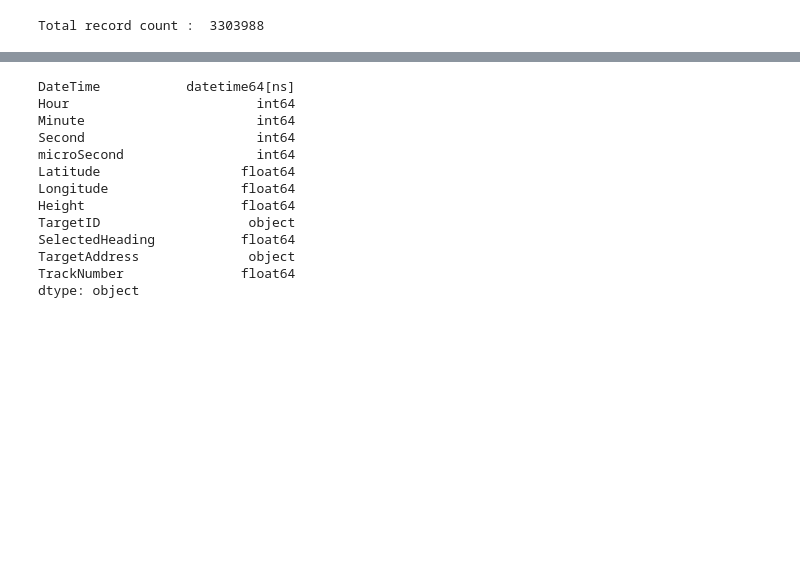
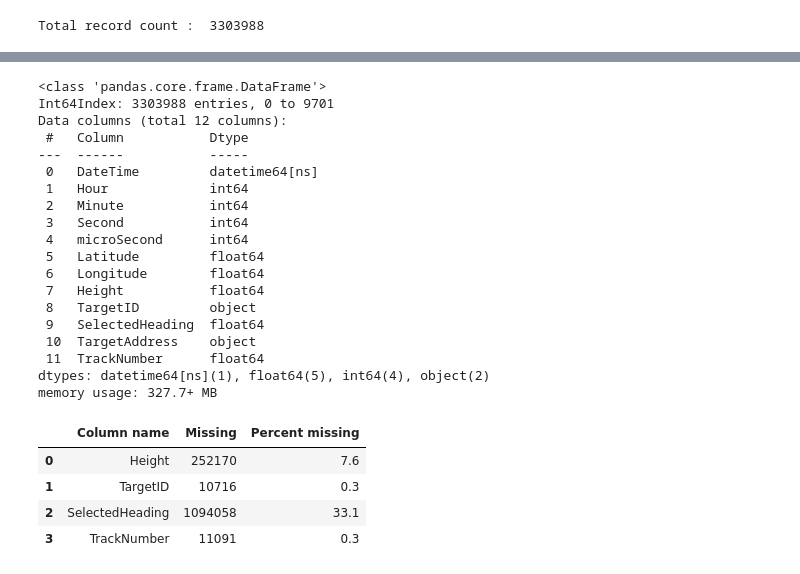
Before and after one commit to DAEN690-S22-OA/OceanicAirspaceProject, a Jupyter notebook: DataExploration.ipynb, the cells around one changed output, grey strips where cells are left out. Drawn from its saved outputs; the diff is of its cells as text; code cells hidden in the pictures; blank space fills up the shorter version.

```diff
--- a/DataExploration.ipynb
+++ b/DataExploration.ipynb
@@ -74,13 +78,16 @@ airspaceData_df.head()
 | 2 | 2021-12-24T12:36:02.773Z | 37.307144 | -139.574170 | 35675.0 | ASA899 | NaN | A7B779 | 1024.0 |
 | 3 | 2021-12-24T04:13:17.836Z | 21.496660 | -146.918742 | 37300.0 | HAL50 | NaN | A48E9E | 1024.0 |
 | 4 | 2021-12-24T23:59:59.984Z | 25.936523 | -149.628348 | 38775.0 | SWA2385 | 45.703125 | ABF949 | 1024.0 |
+# %%
+# Convert dask dataframe to pandas dataframe
+airspaceData = airspaceData_df.compute()
 # %%
 # Remove unnescessary characters
 char = ['T','Z']
 for x in char:
-    airspaceData_df["DateTime"] = airspaceData_df["DateTime"].str.replace( x ," ")
+    airspaceData["DateTime"] = airspaceData["DateTime"].str.replace( x ," ")
 
 # Formatted Datetime
-airspaceData_df["DateTime"] = dd.to_datetime(airspaceData_df["DateTime"], format="%Y-%m-%d %H:%M:%S")
+airspaceData["DateTime"] = pd.to_datetime(airspaceData["DateTime"], format="%Y-%m-%d %H:%M:%S")
 # %%
 # Create 4 new columns for Hour, Minute, Second and Microsecond
@@ -104,19 +111,45 @@ airspaceData_df.head()
 | 3 | 2021-12-24 04:13:17.836 | 4 | 13 | 17 | 836000 | 21.496660 | -146.918742 | 37300.0 | HAL50 | ... |
 | 4 | 2021-12-24 23:59:59.984 | 23 | 59 | 59 | 984000 | 25.936523 | -149.628348 | 38775.0 | SWA2385 | ... |
 # %%
-# Show data types
-airspaceData_df.dtypes
+# Show data information
+airspaceData.info()
 # %% [output]
-DateTime           datetime64[ns]
-Hour                        int64
-Minute                      int64
-Second                      int64
-microSecond                 int64
-Latitude                  float64
-Longitude                 float64
-Height                    float64
-TargetID                   object
-SelectedHeading           float64
-TargetAddress              object
-TrackNumber               float64
-dtype: object
+<class 'pandas.core.frame.DataFrame'>
+Int64Index: 3303988 entries, 0 to 9701
+Data columns (total 12 columns):
+ #   Column           Dtype
+---  ------           -----
+ 0   DateTime         datetime64[ns]
+ 1   Hour             int64
+ 2   Minute           int64
+ 3   Second           int64
+ 4   microSecond      int64
+ 5   Latitude         float64
+ 6   Longitude        float64
+ 7   Height           float64
+ 8   TargetID         object
+ 9   SelectedHeading  float64
+ 10  TargetAddress    object
+ 11  TrackNumber      float64
+dtypes: datetime64[ns](1), float64(5), int64(4), object(2)
+memory usage: 327.7+ MB
+# %%
+# count missing data
+missing_columns = []
+missing_count = []
+Percentmissing = []
+for col in airspaceData.columns:
+    if airspaceData[col].isna().any() == True:
+        missing_columns.append(col)
+        count = airspaceData[col].isna().sum()
+        missing_count.append(count)
+        Percentmissing.append(round(count *100/len(airspaceData),1))
+    missing_df = {'Column name':missing_columns,'Missing':missing_count, 'Percent missing':Percentmissing}
+    missingValues_df = pd.DataFrame(missing_df)
+missingValues_df
+# %% [output]
+|  | Column name | Missing | Percent missing |
+| 0 | Height | 252170 | 7.6 |
+| 1 | TargetID | 10716 | 0.3 |
+| 2 | SelectedHeading | 1094058 | 33.1 |
+| 3 | TrackNumber | 11091 | 0.3 |
```
Also changed, not shown: parts of 12 cells of this notebook.
